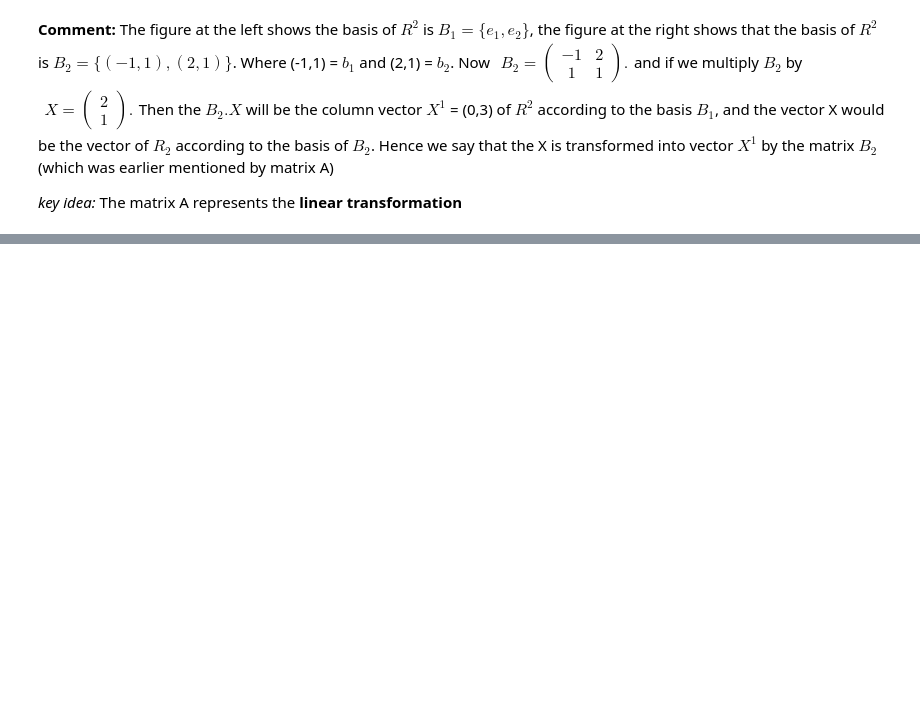
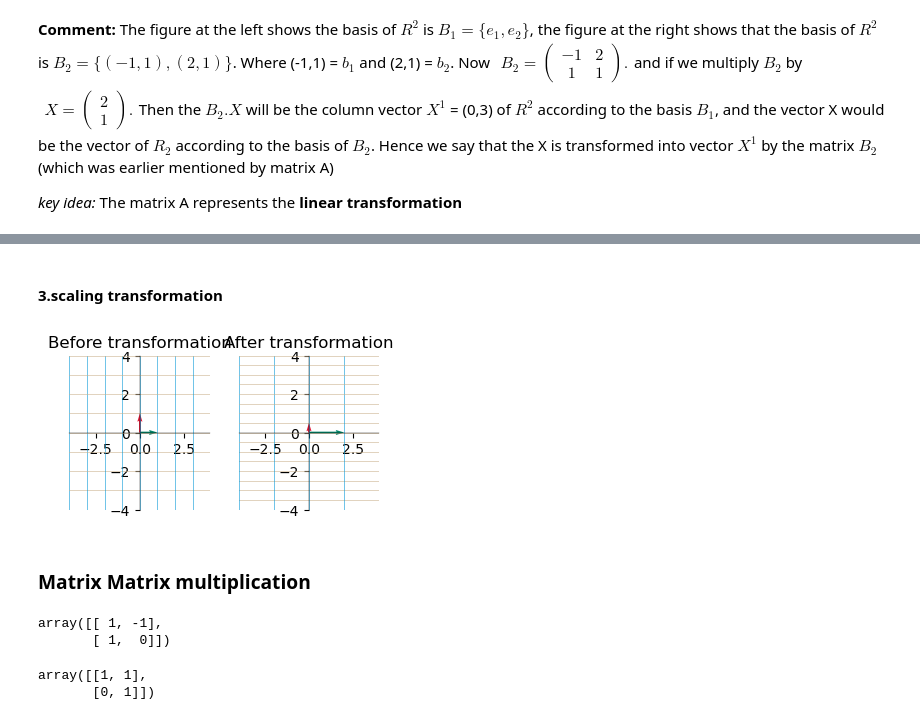
Before and after one commit to BmSatadru/LinearAlgebra_UsingPython, a Jupyter notebook: LinearAlgebra_Part1.ipynb, the cells around one changed output, grey strips where cells are left out. Drawn from its saved outputs; the diff is of its cells as text; code cells hidden in the pictures; blank space fills up the shorter version.

```diff
--- a/LinearAlgebra_Part1.ipynb
+++ b/LinearAlgebra_Part1.ipynb
@@ -674,0 +708,19 @@ _key idea:_ The matrix A represents the **linear transformation**
+# %% [markdown]
+#### 3.scaling transformation
+# %%
+scaling = numpy.array([[2,0], [0,0.5]])
+plot_linear_transformation(scaling)
+# %% [output]
+[figure, added]
+# %% [markdown]
+### Matrix Matrix multiplication
+# %%
+shear@rotation
+# %% [output]
+array([[ 1, -1],
+       [ 1,  0]])
+# %%
+shear
+# %% [output]
+array([[1, 1],
+       [0, 1]])
```
Also changed, not shown: parts of 24 cells of this notebook.
